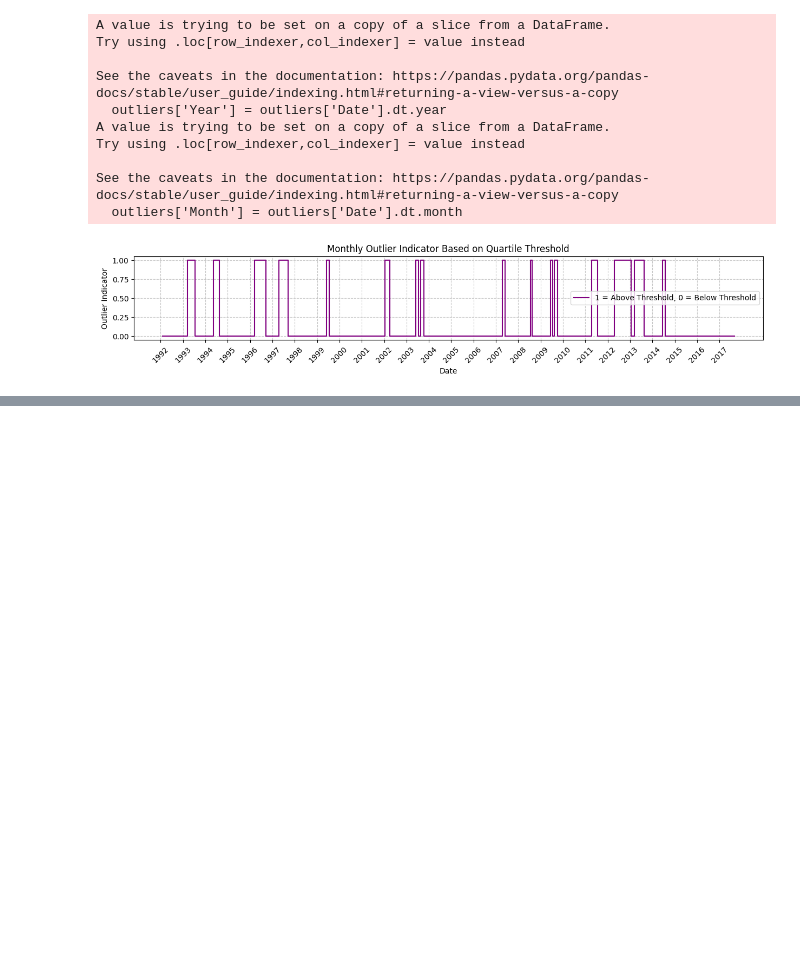
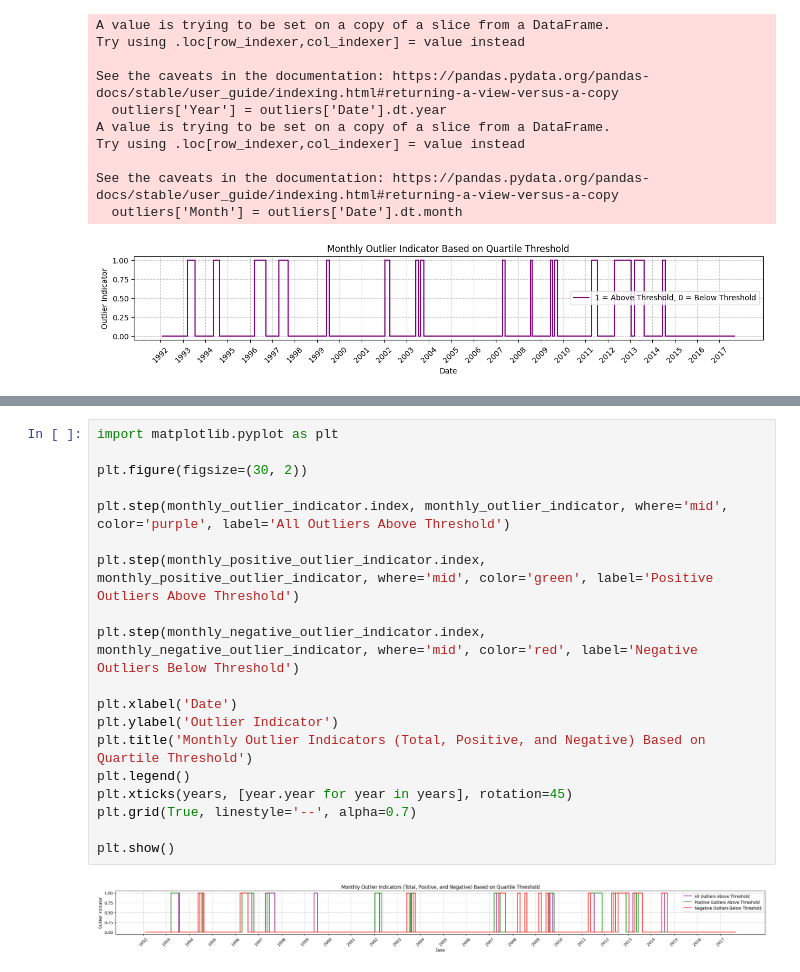
Before and after one commit to mkowa2/Data_Bandits_CS418, a Jupyter notebook: VISUALIZATION_rangedata_commodities_since1877.ipynb, the cells around one changed output, grey strips where cells are left out. Cells and saved outputs as stored; diff of their text form; blank space fills up the shorter version.

```diff
--- a/VISUALIZATION_rangedata_commodities_since1877.ipynb
+++ b/VISUALIZATION_rangedata_commodities_since1877.ipynb
@@ -177,0 +220,21 @@ See the caveats in the documentation: https://pandas.pydata.org/pandas-docs/stab
+# %%
+import matplotlib.pyplot as plt
+
+plt.figure(figsize=(30, 2))
+
+plt.step(monthly_outlier_indicator.index, monthly_outlier_indicator, where='mid', color='purple', label='All Outliers Above Threshold')
+
+plt.step(monthly_positive_outlier_indicator.index, monthly_positive_outlier_indicator, where='mid', color='green', label='Positive Outliers Above Threshold')
+
+plt.step(monthly_negative_outlier_indicator.index, monthly_negative_outlier_indicator, where='mid', color='red', label='Negative Outliers Below Threshold')
+
+plt.xlabel('Date')
+plt.ylabel('Outlier Indicator')
+plt.title('Monthly Outlier Indicators (Total, Positive, and Negative) Based on Quartile Threshold')
+plt.legend()
+plt.xticks(years, [year.year for year in years], rotation=45)
+plt.grid(True, linestyle='--', alpha=0.7)
+
+plt.show()
+# %% [output]
+[figure, added]
```
Also changed, not shown: parts of 2 cells of this notebook.
